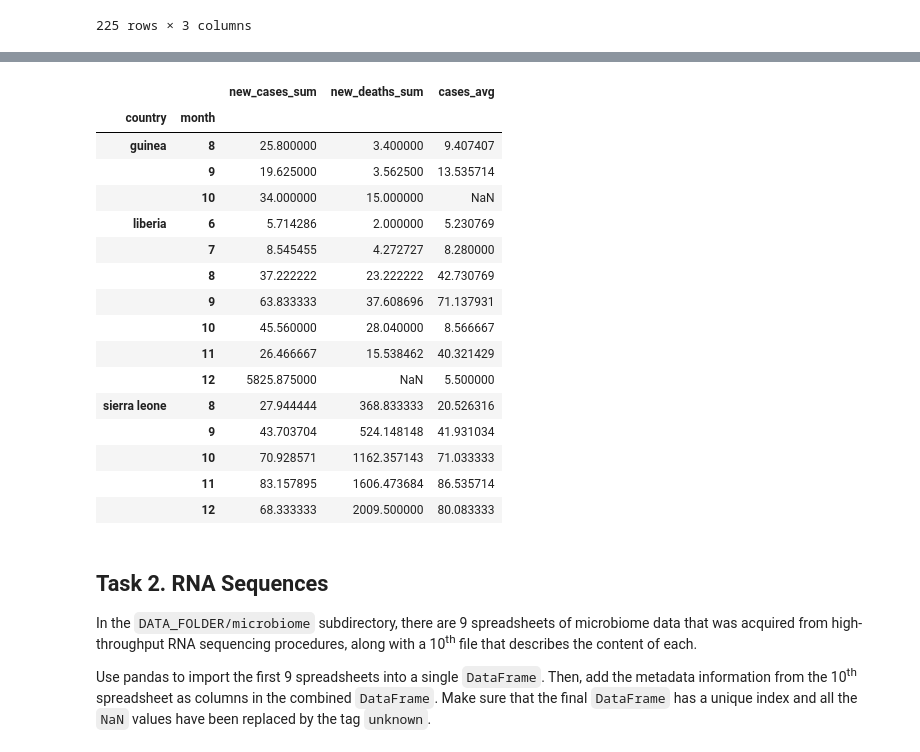
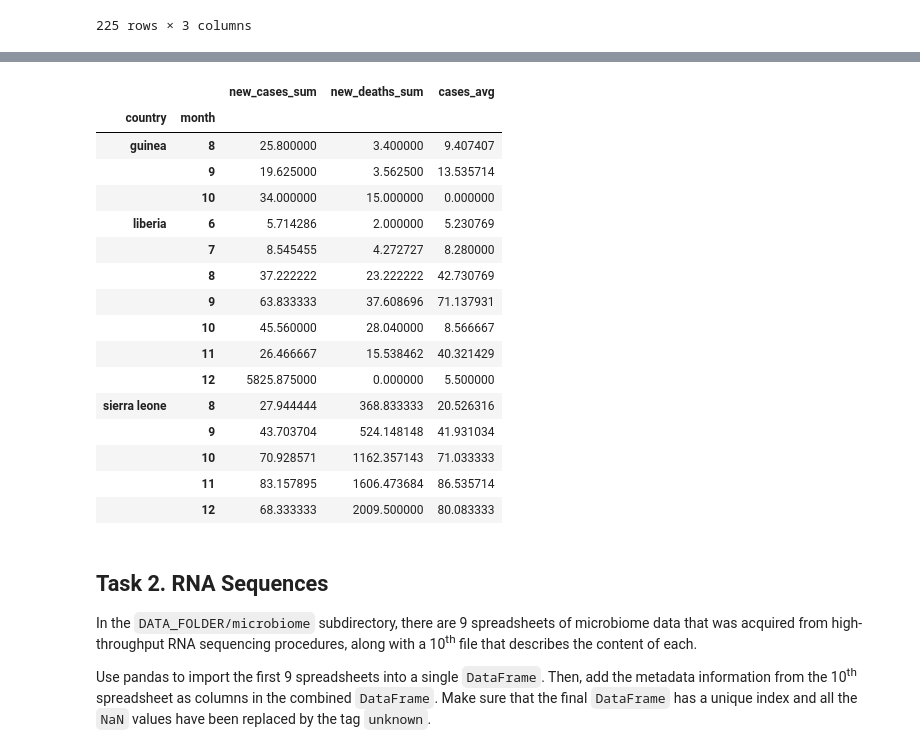
Before and after one commit to MsSquirrel/ADA---MAK, a Jupyter notebook: Homework 1.ipynb, the cells around one changed output, grey strips where cells are left out. Cells and saved outputs as stored; diff of their text form; code cells hidden in the pictures.

```diff
--- a/Homework 1.ipynb
+++ b/Homework 1.ipynb
@@ -259,22 +387,23 @@ master_df
 # %%
 res1 = get_standard_analysis(master_df)
 res2 = get_totals_analysis(master_df)
 
 final_results = pd.concat([res1, res2['cases_avg']], axis=1)
+final_results.fillna(0, inplace=True)
 final_results
 # %% [output]
 |  |  | new_cases_sum | new_deaths_sum | cases_avg |
 | country | month |  |  |  |
 | guinea | 8 | 25.800000 | 3.400000 | 9.407407 |
 |  | 9 | 19.625000 | 3.562500 | 13.535714 |
-|  | 10 | 34.000000 | 15.000000 | NaN |
+|  | 10 | 34.000000 | 15.000000 | 0.000000 |
 | liberia | 6 | 5.714286 | 2.000000 | 5.230769 |
 |  | 7 | 8.545455 | 4.272727 | 8.280000 |
 |  | 8 | 37.222222 | 23.222222 | 42.730769 |
 |  | 9 | 63.833333 | 37.608696 | 71.137931 |
 |  | 10 | 45.560000 | 28.040000 | 8.566667 |
 |  | 11 | 26.466667 | 15.538462 | 40.321429 |
-|  | 12 | 5825.875000 | NaN | 5.500000 |
+|  | 12 | 5825.875000 | 0.000000 | 5.500000 |
 | sierra leone | 8 | 27.944444 | 368.833333 | 20.526316 |
 |  | 9 | 43.703704 | 524.148148 | 41.931034 |
 |  | 10 | 70.928571 | 1162.357143 | 71.033333 |
```
Also changed, not shown: parts of 10 cells of this notebook.
